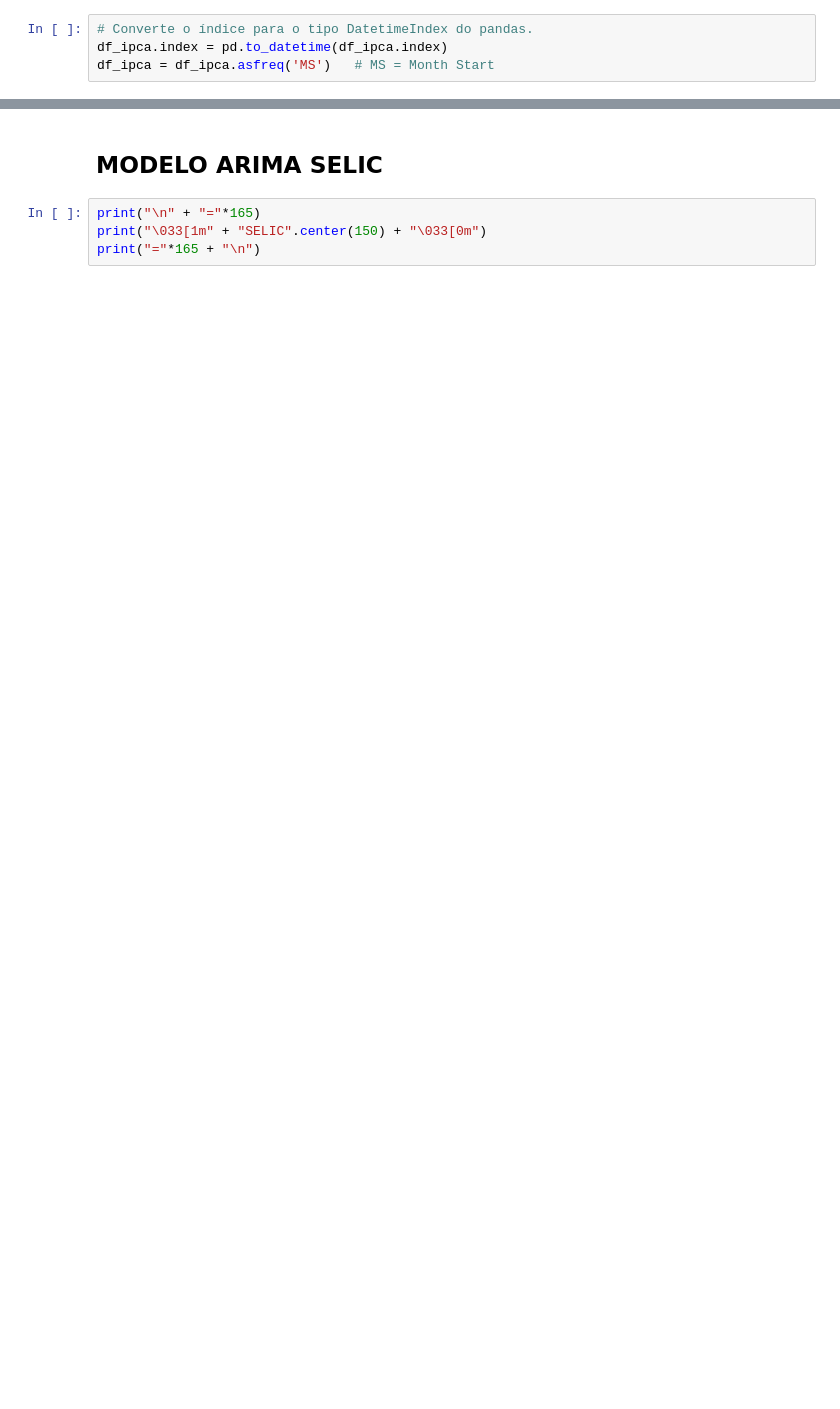
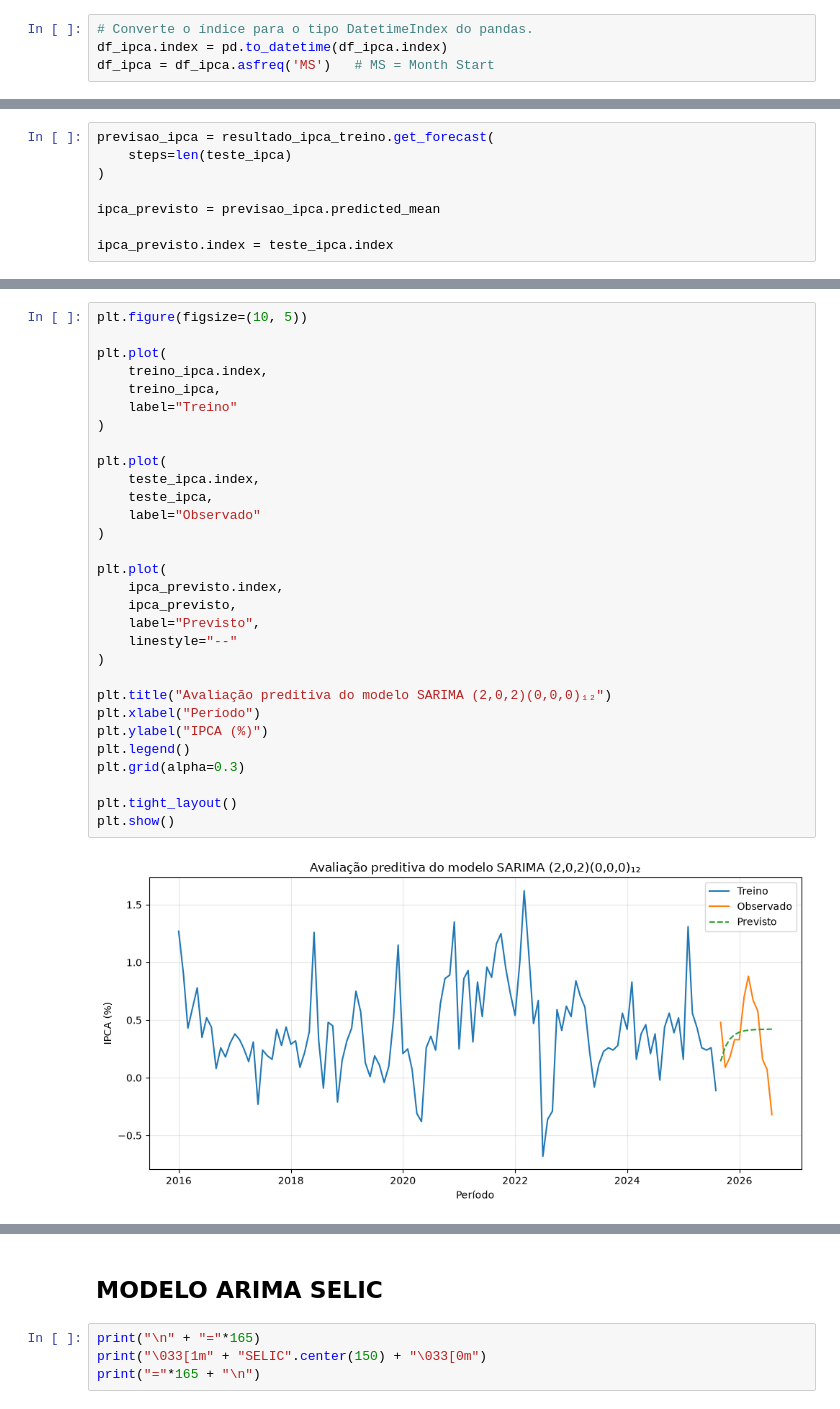
Before and after one commit to monteirojeniffer/projeto_tcc, a Jupyter notebook: feature_engineering.ipynb, the cells around one changed output, grey strips where cells are left out. Cells and saved outputs as stored; diff of their text form; blank space fills up the shorter version.

```diff
--- a/feature_engineering.ipynb
+++ b/feature_engineering.ipynb
@@ -198,0 +767,8 @@ df_ipca = df_ipca.asfreq('MS')   # MS = Month Start
+# %%
+previsao_ipca = resultado_ipca_treino.get_forecast(
+    steps=len(teste_ipca)
+)
+
+ipca_previsto = previsao_ipca.predicted_mean
+
+ipca_previsto.index = teste_ipca.index
@@ -198,0 +802,32 @@ df_ipca = df_ipca.asfreq('MS')   # MS = Month Start
+# %%
+plt.figure(figsize=(10, 5))
+
+plt.plot(
+    treino_ipca.index,
+    treino_ipca,
+    label="Treino"
+)
+
+plt.plot(
+    teste_ipca.index,
+    teste_ipca,
+    label="Observado"
+)
+
+plt.plot(
+    ipca_previsto.index,
+    ipca_previsto,
+    label="Previsto",
+    linestyle="--"
+)
+
+plt.title("Avaliação preditiva do modelo SARIMA (2,0,2)(0,0,0)₁₂")
+plt.xlabel("Período")
+plt.ylabel("IPCA (%)")
+plt.legend()
+plt.grid(alpha=0.3)
+
+plt.tight_layout()
+plt.show()
+# %% [output]
+[figure, added]
```
Also changed, not shown: parts of 42 cells of this notebook, 6 other files.
